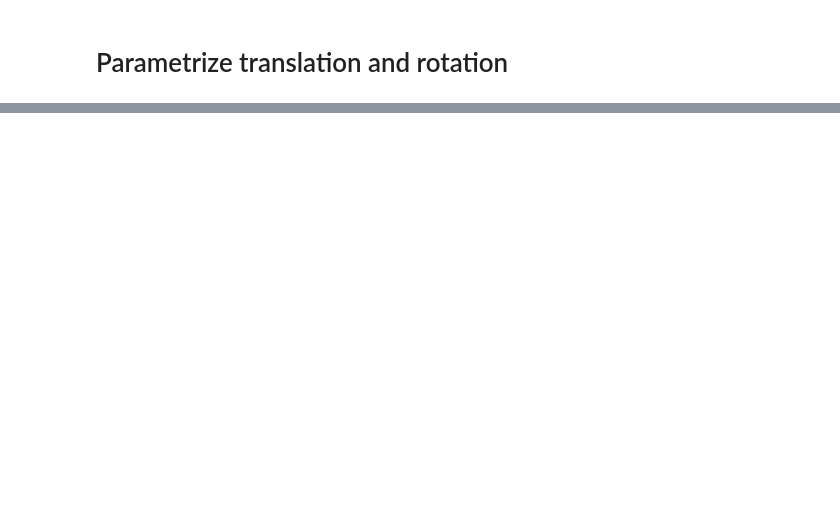
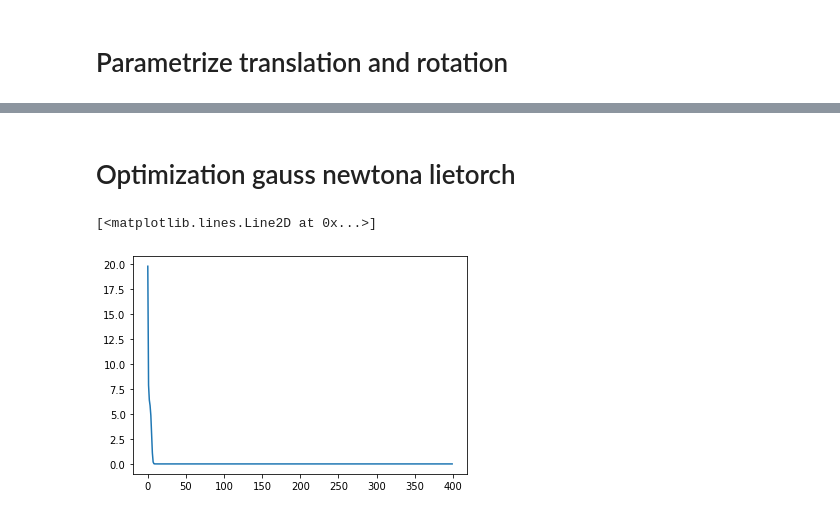
Before and after one commit to MisterMap/imap-pytorch, a Jupyter notebook: notebook/position_opitmizer.ipynb, the cells around one changed output, grey strips where cells are left out. Cells and saved outputs as stored; diff of their text form; code cells hidden in the pictures; blank space fills up the shorter version.

```diff
--- a/notebook/position_opitmizer.ipynb
+++ b/notebook/position_opitmizer.ipynb
@@ -357,0 +360,45 @@ plt.quiver(x[None, 0, 3], x[None, 1, 3], x[None, 0, 0], x[None, 1, 0], color="re
+# %% [markdown]
+# Optimization gauss newtona lietorch
+# %%
+def calculate_inv_hessian(position_parameter):
+    repeated_position = torch.repeat_interleave(lie_position_parameter1.group.data, points_tensor.shape[0] * 3, dim=0)
+    repeated_position = lietorch.LieGroupParameter(lietorch.SE3(repeated_position))
+    repeated_position.grad = None
+    jacobian_loss = torch.sum((repeated_position[:points_tensor.shape[0]] * points_tensor -
+                              position2.as_se3_group(False).act(points_tensor))[:, 0]) +\
+    torch.sum((repeated_position[points_tensor.shape[0]:-points_tensor.shape[0]] * points_tensor -
+                              position2.as_se3_group(False).act(points_tensor))[:, 1]) +\
+    torch.sum((repeated_position[-points_tensor.shape[0]:] * points_tensor -
+                              position2.as_se3_group(False).act(points_tensor))[:, 2])
+    jacobian_loss.backward()
+    with torch.no_grad():
+        hessian = repeated_position.grad.T @ repeated_position.grad
+        inv_hessian = torch.linalg.inv(hessian + 1e-5 * torch.eye(6))
+    return inv_hessian
+# %%
+# %%timeit
+
+lie_position_parameter1 = position1.as_se3_parameter()
+
+# optimizer = torch.optim.ASGD([lie_position_parameter1], lr=10)
+optimizer = torch.optim.SGD([lie_position_parameter1], lr=10)
+# optimizer = torch.optim.Adam([lie_position_parameter1], lr=1e-2, betas=(0.9, 0.95))
+trajectory = [lie_position_parameter1.group.matrix().cpu().detach().numpy()[0]]
+losses = []
+for i in range(400):
+    lie_position_parameter1.grad = None
+    points1 = lie_position_parameter1 * points_tensor
+    points2 = position2.as_se3_group(False).act(points_tensor)
+    loss = torch.mean((points1 - points2) ** 2)
+    loss.backward()
+    losses.append(loss.item())
+    inv_hessian = calculate_inv_hessian(lie_position_parameter1)
+    lie_position_parameter1.grad = (inv_hessian @ lie_position_parameter1.grad.T).T
+    optimizer.step()
+#     lie_position_parameter1.add_(lie_position_parameter1.grad, -0.2)
+    trajectory.append(lie_position_parameter1.group.matrix().cpu().detach().numpy()[0])
+trajectory = np.array(trajectory)
+plt.plot(losses)
+# %% [output]
+[<matplotlib.lines.Line2D at 0x...>]
+[figure, added]
```
Also changed, not shown: parts of 15 cells of this notebook.
